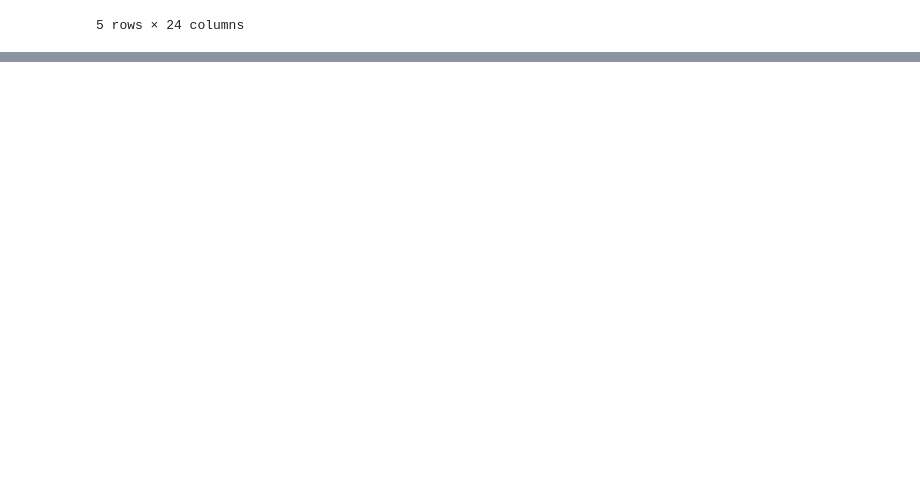
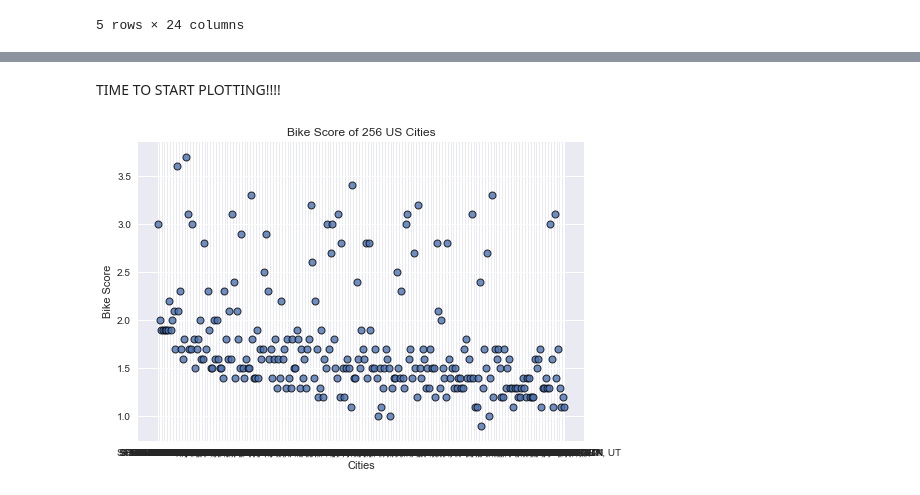
Before and after one commit to shouaschang/Projects, a Jupyter notebook: Project_1/Project.ipynb, the cells around one changed output, grey strips where cells are left out. Cells and saved outputs as stored; diff of their text form; code cells hidden in the pictures; blank space fills up the shorter version.

```diff
--- a/Project_1/Project.ipynb
+++ b/Project_1/Project.ipynb
@@ -160,0 +120,14 @@ merge_data.head()
+# %%
+#create new dataframe with needed columns
+obesity_data_df = obesity_data_rn[['City Name', 'State', 'Population', 'Obesity Rank']]
+
+#sort column
+obesity_data_df = obesity_data_df.sort_values(["Obesity Rank"], ascending=[True])
+
+#combining two columns into one to match with column from bike score table to allow correct merge
+obesity_data_df['City_Alt'] = obesity_data_df['City Name'] + ", " + obesity_data_rn['StateAbbr']
+
+#making new column all upper case to match with column from bike score table to allow correct merge
+obesity_data_df['City_Alt'] = obesity_data_df['City_Alt'].str.upper()
+
+obesity_data_df.head()
@@ -160,0 +151,16 @@ merge_data.head()
+# %%
+#merge two df using merge and inner because we want to show data from both
+merge_data = pd.merge(bike_df, obesity_data_df, on="City_Alt", how="inner")
+
+merge_data.head()
+#keep only columns needed
+merge_data[['City_Alt', 'Population_x', 'Total Points', 'Obesity Rank']]
+
+#renaming column
+merge_data.rename(columns={"Population_x":"Population"})
+
+#creating new df to keep columns needed
+data_table_to_use = merge_data[['City_Alt', 'Population_x', 'Total Points', 'Obesity Rank']]
+
+data_table_to_use.head()
+data_table_to_use.rename(columns={"Population_x":"Population"})
@@ -160,0 +186,14 @@ merge_data.head()
+# %% [markdown]
+TIME TO START PLOTTING!!!!
+# %%
+plt.scatter(data_table_to_use['City_Alt'], data_table_to_use['Total Points'], edgecolor='black', linewidths=1,
+            marker='o',cmap='plasma', alpha=0.8, label="Bike Score")
+
+plt.style.use('seaborn')
+plt.title(f'Bike Score of 256 US Cities')
+plt.ylabel("Bike Score")
+plt.xlabel("Cities")
+plt.grid(True)
+plt.show()
+# %% [output]
+[figure, added]
```
Also changed, not shown: parts of 20 cells of this notebook, 1 other file.
